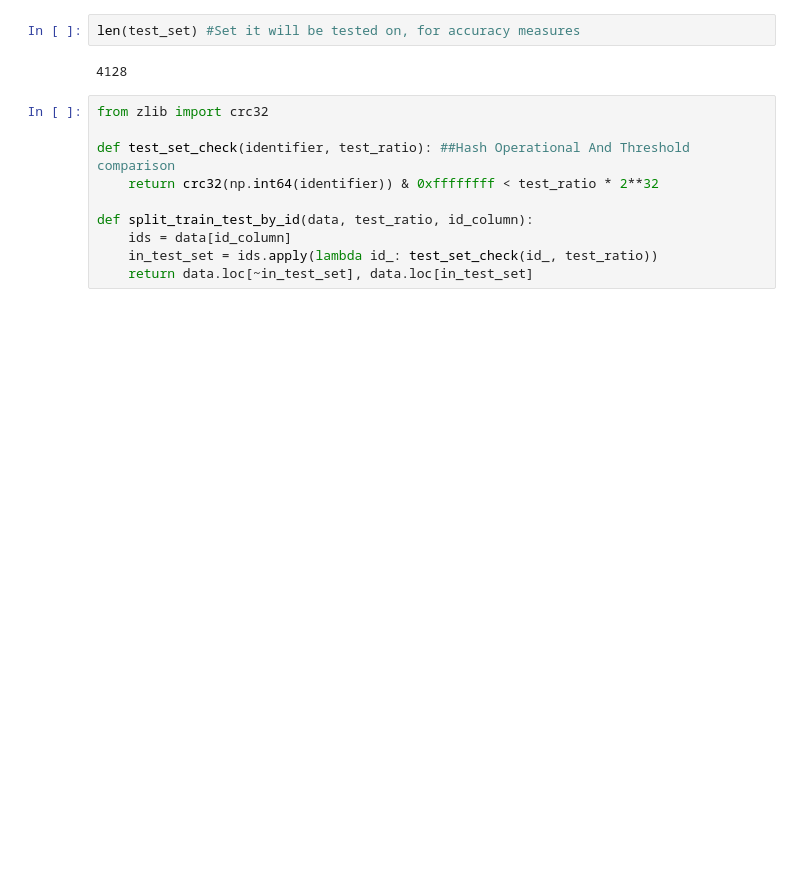
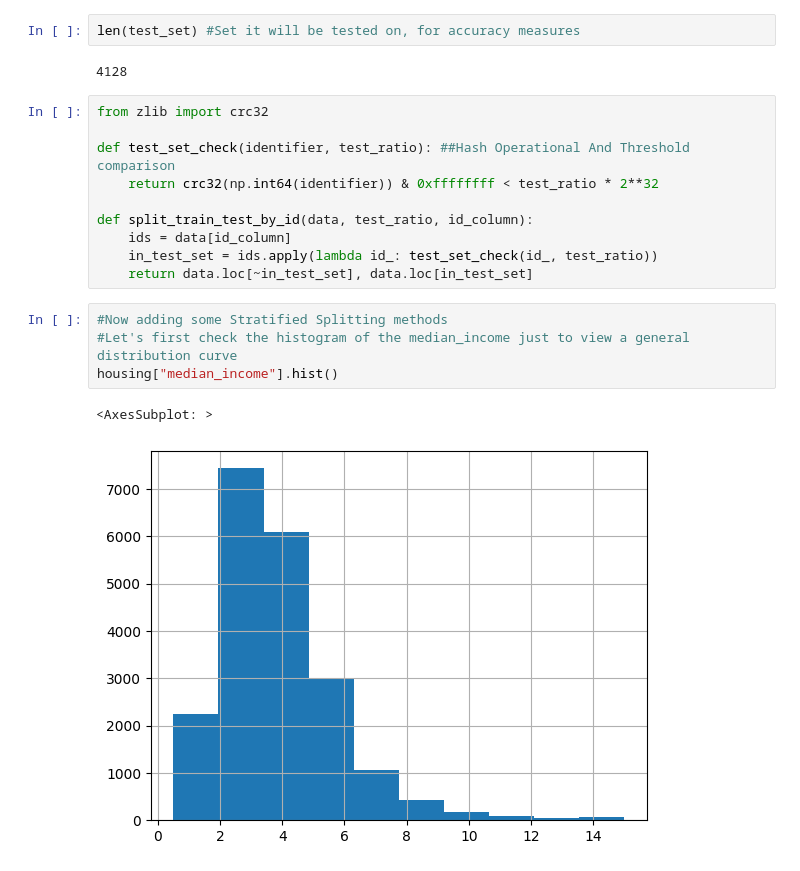
Before and after one commit to jasonmzx/machine_learning_experiments, a Jupyter notebook: Chapter2_Housing_Median_Model/Housing.ipynb, the cells around one changed output. Cells and saved outputs as stored; diff of their text form; blank space fills up the shorter version.

```diff
--- a/Chapter2_Housing_Median_Model/Housing.ipynb
+++ b/Chapter2_Housing_Median_Model/Housing.ipynb
@@ -114,3 +114,10 @@ def split_train_test_by_id(data, test_ratio, id_column):
     ids = data[id_column]
     in_test_set = ids.apply(lambda id_: test_set_check(id_, test_ratio))
     return data.loc[~in_test_set], data.loc[in_test_set]
+# %%
+#Now adding some Stratified Splitting methods
+#Let's first check the histogram of the median_income just to view a general distribution curve
+housing["median_income"].hist()
+# %% [output]
+<AxesSubplot: >
+[figure, added]
```
Also changed, not shown: parts of 10 cells of this notebook.
